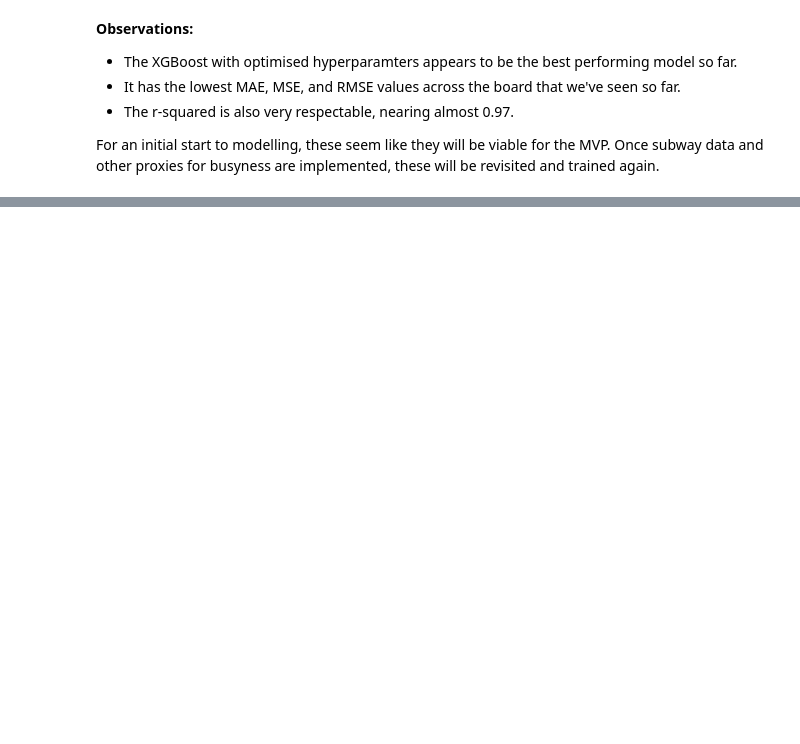
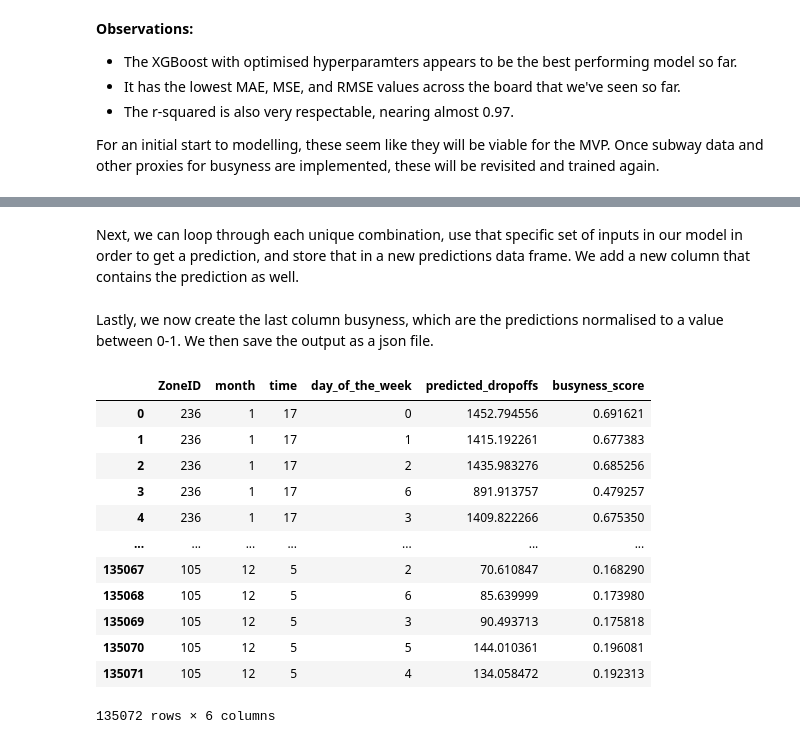
Before and after one commit to slurmsmarcenzie/COMP47360-Research-Practicum, a Jupyter notebook: Initial_Data_Modelling.ipynb, the cells around one changed output, grey strips where cells are left out. Cells and saved outputs as stored; diff of their text form; code cells hidden in the pictures; blank space fills up the shorter version.

Commit message:
Added json conversion

```diff
--- a/Initial_Data_Modelling.ipynb
+++ b/Initial_Data_Modelling.ipynb
@@ -416,0 +436,2 @@ with open('xgb_reg_single_model.pkl', 'wb') as file:
+# %%
+combinations = list(product(unique_DO_location_ids, unique_months, unique_times, unique_days_of_week))
@@ -416,0 +448,40 @@ with open('xgb_reg_single_model.pkl', 'wb') as file:
+# %% [markdown]
+Next, we can loop through each unique combination, use that specific set of inputs in our model in order to get a prediction, and store that in a new predictions data frame. We add a new column that contains the prediction as well.
+# %%
+data_for_df = []
+
+for combination in combinations:
+    DOLocationID, month, time, day_of_week = combination
+    input_data = [DOLocationID, month, time, day_of_week]
+    input_df = pd.DataFrame([input_data], columns=['DOLocationID', 'month', 'time', 'day_of_the_week'])
+    prediction = xg_reg.predict(input_df)
+    # Adding the prediction in the new column
+    data_for_df.append(list(combination) + [prediction[0]])
+
+# Create dataframe
+df_predictions = pd.DataFrame(data_for_df, columns=['DOLocationID', 'month', 'time', 'day_of_the_week', 'prediction'])
+# %% [markdown]
+Lastly, we now create the last column busyness, which are the predictions normalised to a value between 0-1. We then save the output as a json file.
+# %%
+# Normalize predictions to [0,1] range
+scaler = MinMaxScaler()
+df_predictions['busyness_score'] = scaler.fit_transform(df_predictions[['prediction']])
+# %%
+# Renaming columns for slightly more clarity
+df_predictions = df_predictions.rename(columns={'DOLocationID': 'ZoneID', 'prediction': 'predicted_dropoffs'})
+# %%
+df_predictions
+# %% [output]
+|  | ZoneID | month | time | day_of_the_week | predicted_dropoffs | busyness_score |
+| 0 | 236 | 1 | 17 | 0 | 1452.794556 | 0.691621 |
+| 1 | 236 | 1 | 17 | 1 | 1415.192261 | 0.677383 |
+| 2 | 236 | 1 | 17 | 2 | 1435.983276 | 0.685256 |
+| 3 | 236 | 1 | 17 | 6 | 891.913757 | 0.479257 |
+| 4 | 236 | 1 | 17 | 3 | 1409.822266 | 0.675350 |
+| ... | ... | ... | ... | ... | ... | ... |
+| 135067 | 105 | 12 | 5 | 2 | 70.610847 | 0.168290 |
+| 135068 | 105 | 12 | 5 | 6 | 85.639999 | 0.173980 |
+| 135069 | 105 | 12 | 5 | 3 | 90.493713 | 0.175818 |
+| 135070 | 105 | 12 | 5 | 5 | 144.010361 | 0.196081 |
+| 135071 | 105 | 12 | 5 | 4 | 134.058472 | 0.192313 |
+135072 rows × 6 columns
```
Also changed, not shown: parts of 32 cells of this notebook.
